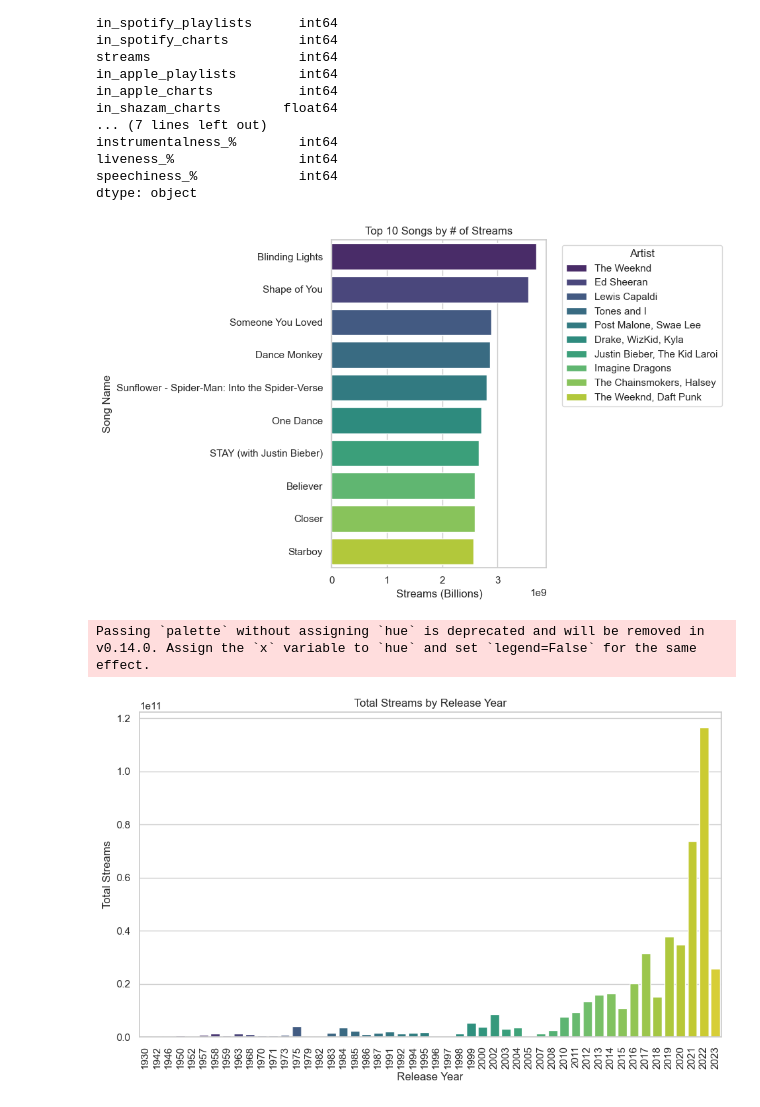
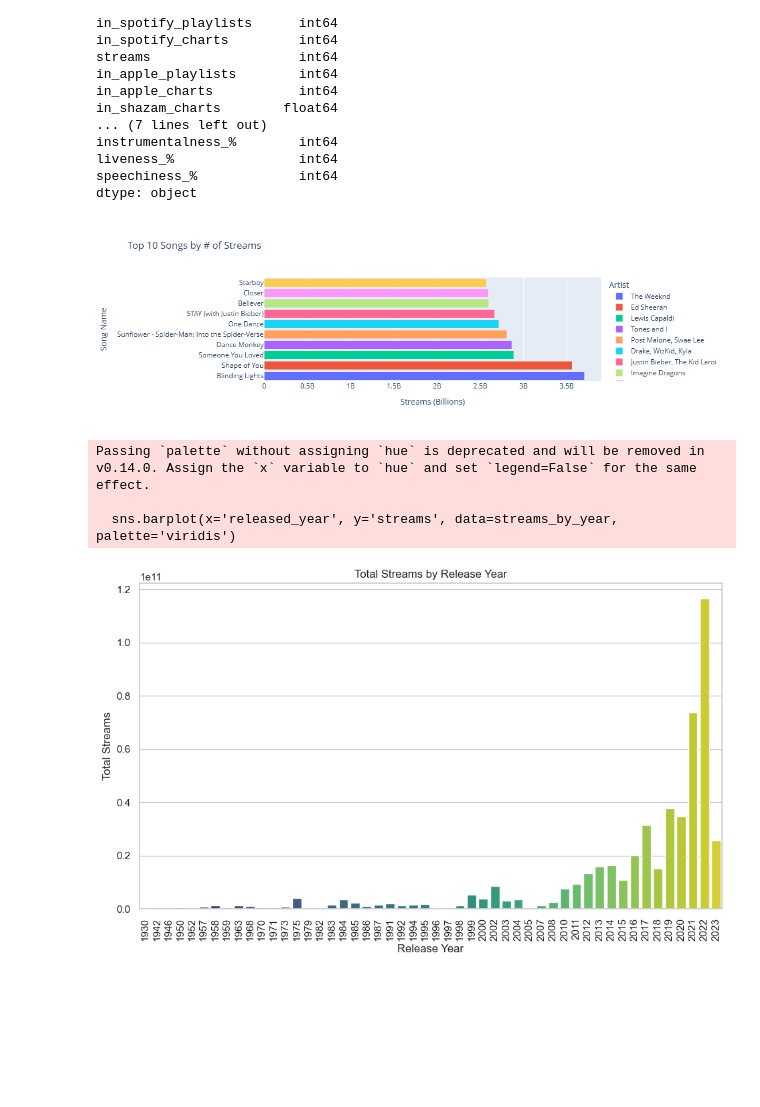
Before and after one commit to Nalfrey/Project3, a Jupyter notebook: spotify_2023.ipynb, the cells around one changed output. Saved outputs shown, nothing was run; the diff lists cells and outputs as text; code cells hidden in the pictures; blank space fills up the shorter version.

```diff
--- a/spotify_2023.ipynb
+++ b/spotify_2023.ipynb
@@ -78,21 +78,26 @@ dtype: object
 # %%
 #create visualization for top 10-25 songs with hover of track name, artist, and # of song streams
 # Fufills requirement your final visualization should ideally include at least three views
+import plotly.express as px
+
+# Create a DataFrame for the top 10 songs by streams
 top_songs_df = spotify_2023_df.groupby(['track_name', 'artist(s)_name'])['streams'].sum().reset_index()
-top_songs_df = top_songs_df.sort_values(by='streams', ascending=False).head(10)
+top_songs_df = top_songs_df.sort_values(by='streams', ascending=False).head(10)  # Adjust to 10-25 songs
 
-sns.set(style="whitegrid")
+# Create a Plotly bar chart with hover functionality
+fig = px.bar(top_songs_df,
+             x='streams',
+             y='track_name',
+             color='artist(s)_name',
+             hover_data={'track_name': True, 'artist(s)_name': True, 'streams': True},
+             labels={'streams': 'Streams (Billions)', 'track_name': 'Song Name', 'artist(s)_name': 'Artist'},
+             title="Top 10 Songs by # of Streams")
 
-plt.figure(figsize=(10, 6))
-sns.barplot(x='streams', y='track_name', data=top_songs_df, hue='artist(s)_name', palette='viridis')
-plt.title("Top 10 Songs by # of Streams")
-plt.xlabel('Streams (Billions)')
-plt.ylabel('Song Name')
-plt.legend(title='Artist', bbox_to_anchor=(1.05, 1), loc='upper left')
-plt.tight_layout()  # Adjust layout to prevent clipping
-plt.show()
+# Show the plot
+fig.update_layout(barmode='stack', showlegend=True)
+fig.show()
 # %% [output]
-[figure, old version]
+[figure, new version]
 # %%
 #create visualization release year vs number of streams
 # Fufills requirement your final visualization should ideally include at least three views
@@ -108,6 +113,8 @@ plt.xticks(rotation=90)
 plt.show()
 # %% [output]
 Passing `palette` without assigning `hue` is deprecated and will be removed in v0.14.0. Assign the `x` variable to `hue` and set `legend=False` for the same effect.
+
+  sns.barplot(x='released_year', y='streams', data=streams_by_year, palette='viridis')
 [figure]
 # %%
 #create visualization of spotify vs apple playlist(s)
```
Also changed, not shown: parts of 1 cell of this notebook.
